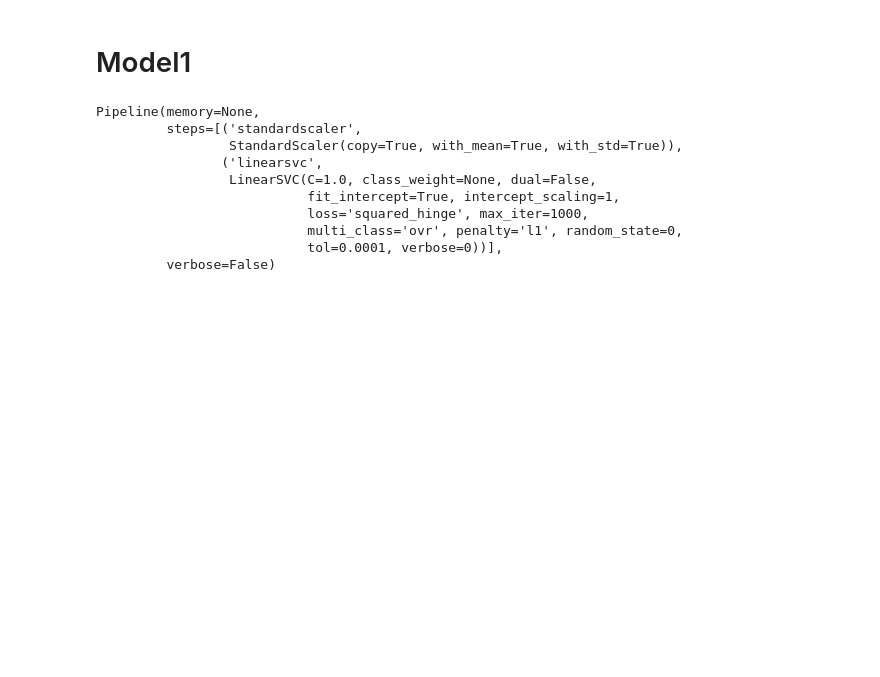
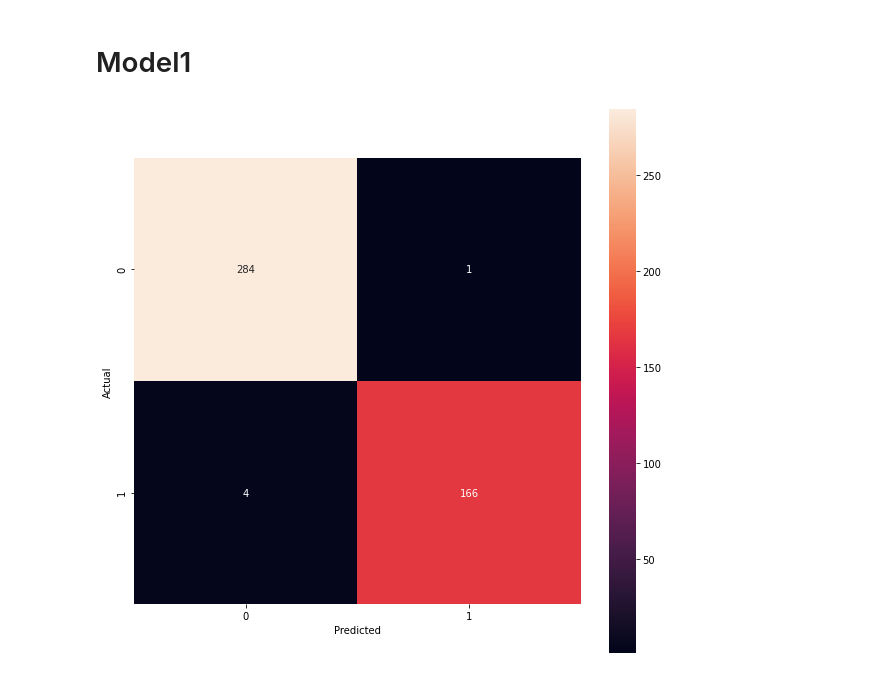
Before and after one commit to rohankavari/MachineLearning, a Jupyter notebook: Breast_cancer_classification.ipynb, the cells around one changed output. Cells and saved outputs as stored; diff of their text form; code cells hidden in the pictures; blank space fills up the shorter version.

```diff
--- a/Breast_cancer_classification.ipynb
+++ b/Breast_cancer_classification.ipynb
@@ -52,3 +61,7 @@ print("class distribution \n","B:",classes[0]/(classes[0]+classes[1]) *100,"%","
 class distribution
  B: 62.741652021089635 %
  M: 37.258347978910365 %
+# %%
+cleanup_nums = {"diagnosis":{"M": 1, "B": 0}}
+df = df.replace(cleanup_nums)
+df.head()
@@ -69,19 +89,12 @@ y_sca_test=scaler.transform(x_test)
 # %% [markdown]
 # Model1
 # %%
-model1 = make_pipeline(
-    StandardScaler(),
-    LinearSVC(random_state=0,penalty='l1', loss='squared_hinge', dual=False)
-    )
-model1.fit(x_train,y_train)
+model1=LinearSVC(random_state=0,penalty='l1', loss='squared_hinge', dual=False)
+model1.fit(x_sca_train,y_train)
+y_pred=model1.predict(x_sca_train)
-# %% [output]
-Pipeline(memory=None,
-         steps=[('standardscaler',
-                 StandardScaler(copy=True, with_mean=True, with_std=True)),
-                ('linearsvc',
-                 LinearSVC(C=1.0, class_weight=None, dual=False,
-                           fit_intercept=True, intercept_scaling=1,
-                           loss='squared_hinge', max_iter=1000,
-                           multi_class='ovr', penalty='l1', random_state=0,
-                           tol=0.0001, verbose=0))],
-         verbose=False)
+# %%
+plt.figure(figsize=(10, 10))
+a=sns.heatmap(confusion_matrix(y_train, y_pred),annot=True,fmt="d")
+a.set(xlabel="Predicted", ylabel="Actual", aspect="equal");
+# %% [output]
+[figure, added]
```
Also changed, not shown: parts of 21 cells of this notebook.
